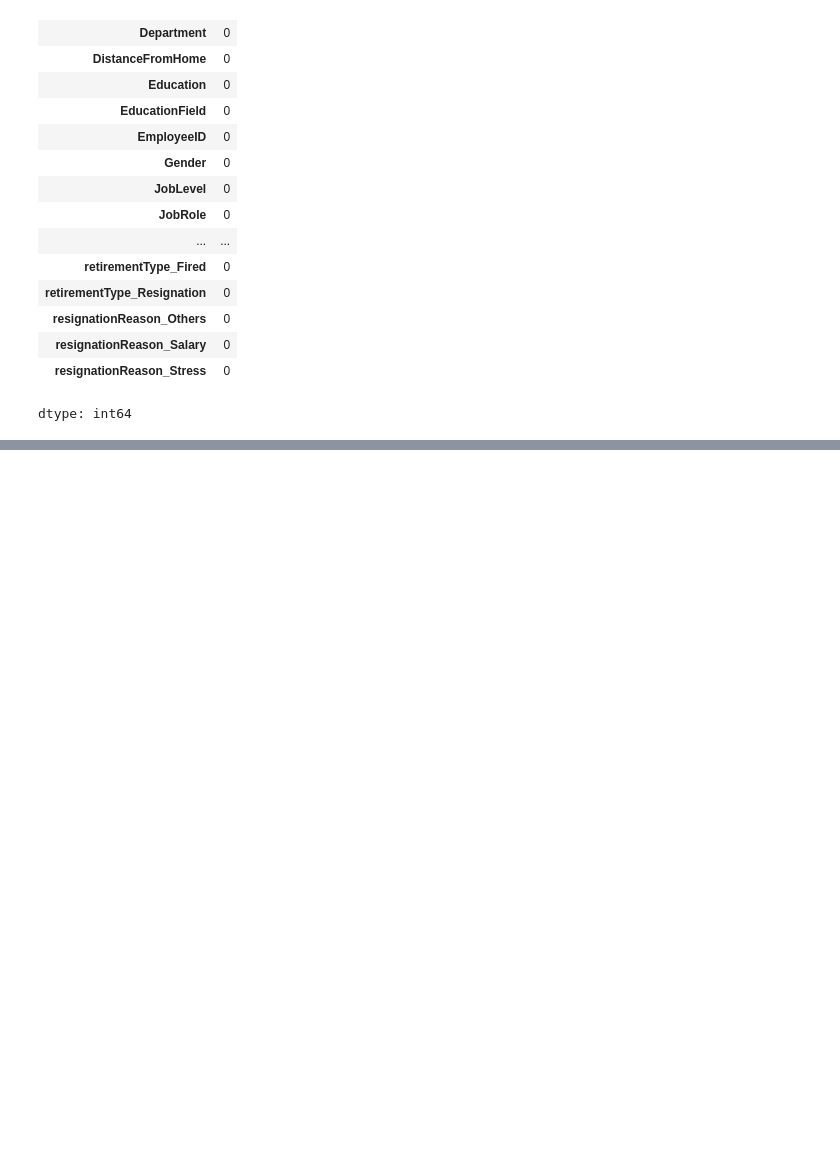
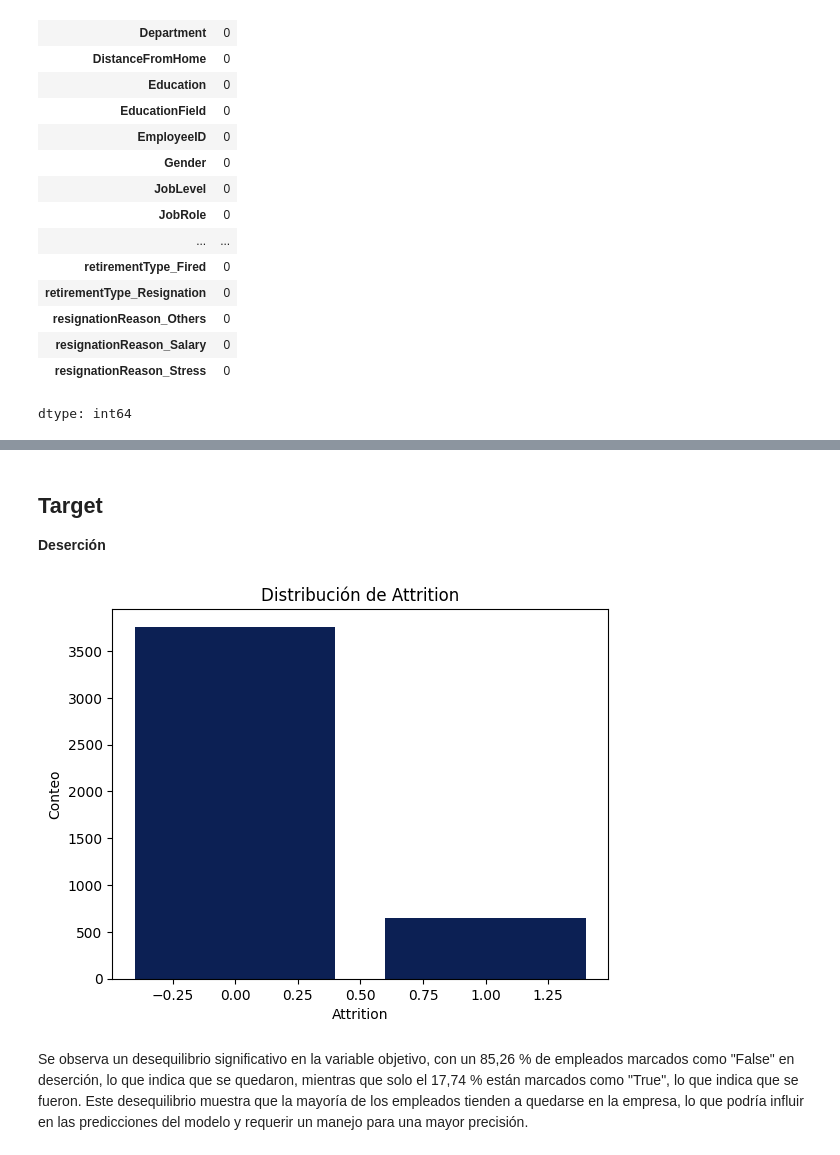
Before and after one commit to auramolina/Anal-tica-en-recursos-humanos, a Jupyter notebook: Exploración.ipynb, the cells around one changed output, grey strips where cells are left out. Saved outputs shown, nothing was run; the diff lists cells and outputs as text; code cells hidden in the pictures; blank space fills up the shorter version.

```diff
--- a/Exploración.ipynb
+++ b/Exploración.ipynb
@@ -209,0 +227,17 @@ d2015.describe()
+# %% [markdown]
+## <font color='0C2054'> Target </font>
+**Deserción**
+# %%
+# Target value counts
+conteo = d2015['Attrition_Yes'].value_counts()
+# %%
+# Gráfica distribución de Target
+plt.bar(conteo.index, conteo.values, color='#0C2054')
+plt.title('Distribución de Attrition')
+plt.xlabel('Attrition')
+plt.ylabel('Conteo')
+plt.show()
+# %% [output]
+[figure, added]
+# %% [markdown]
+Se observa un desequilibrio significativo en la variable objetivo, con un 85,26 % de empleados marcados como "False" en deserción, lo que indica que se quedaron, mientras que solo el 17,74 % están marcados como "True", lo que indica que se fueron. Este desequilibrio muestra que la mayoría de los empleados tienden a quedarse en la empresa, lo que podría influir en las predicciones del modelo y requerir un manejo para una mayor precisión.
```
Also changed, not shown: parts of 57 cells of this notebook, 2 other files.
